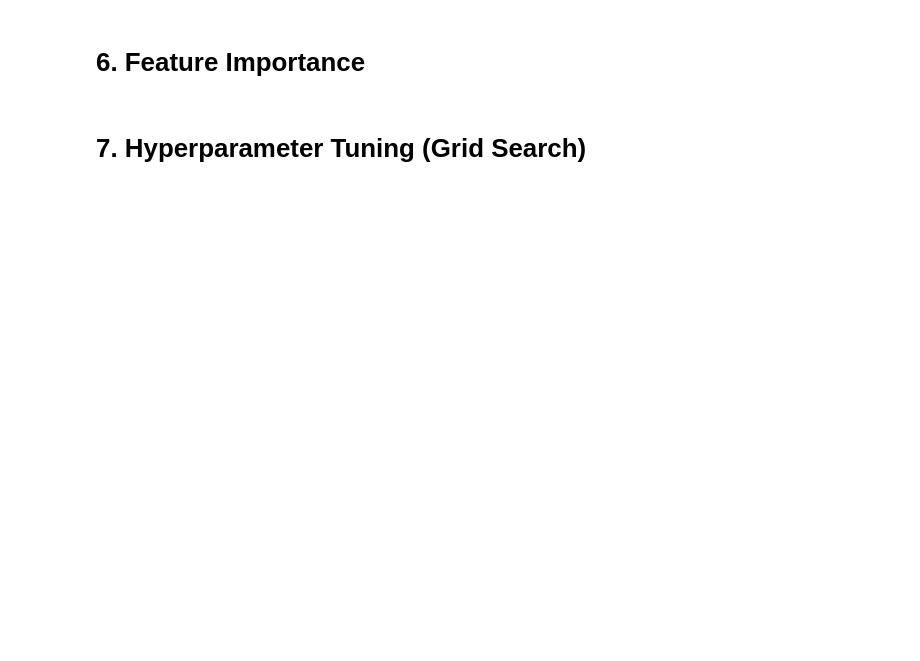
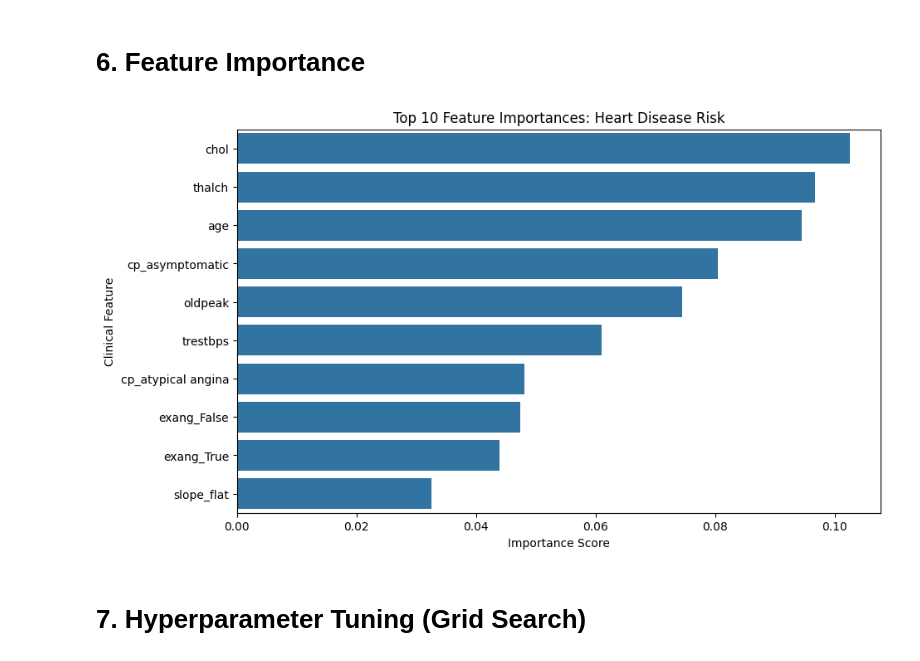
Before and after one commit to emppacs/Predictive-Modeling, a Jupyter notebook: notebooks/02_Heart_Disease_Risk_Bonus.ipynb, the cells around one changed output. Saved outputs shown, nothing was run; the diff lists cells and outputs as text; code cells hidden in the pictures; blank space fills up the shorter version.

```diff
--- a/notebooks/02_Heart_Disease_Risk_Bonus.ipynb
+++ b/notebooks/02_Heart_Disease_Risk_Bonus.ipynb
@@ -176,3 +185,31 @@ plt.show()
+# %%
+# 1. Get the fitted classifier and preprocessor from the pipeline
+final_model = clf.named_steps['classifier']
+preprocessor_fitted = clf.named_steps['preprocessor']
+
+# 2. Get the feature names for numeric and categorical columns
+numeric_features_out = NUMERIC_FEATURES
+onehot_encoder = preprocessor_fitted.named_transformers_['cat'].named_steps['onehot']
+categorical_features_out = list(onehot_encoder.get_feature_names_out(CATEGORICAL_FEATURES))
+
+# 3. Combine them into one list
+all_feature_names = numeric_features_out + categorical_features_out
+
+# 4. Create a DataFrame for the importances
+feature_importance_df = pd.DataFrame({
+    'Feature': all_feature_names,
+    'Importance': final_model.feature_importances_
+}).sort_values(by='Importance', ascending=False)
+
+# 5. Plot the Top 10
+plt.figure(figsize=(10, 6))
+sns.barplot(x='Importance', y='Feature', data=feature_importance_df.head(10))
+plt.title('Top 10 Feature Importances: Heart Disease Risk')
+plt.xlabel('Importance Score')
+plt.ylabel('Clinical Feature')
+plt.show()
+# %% [output]
+[figure, added]
 # %% [markdown]
 # **7. Hyperparameter Tuning (Grid Search)**
 # %%
```
Also changed, not shown: parts of 9 cells of this notebook.
